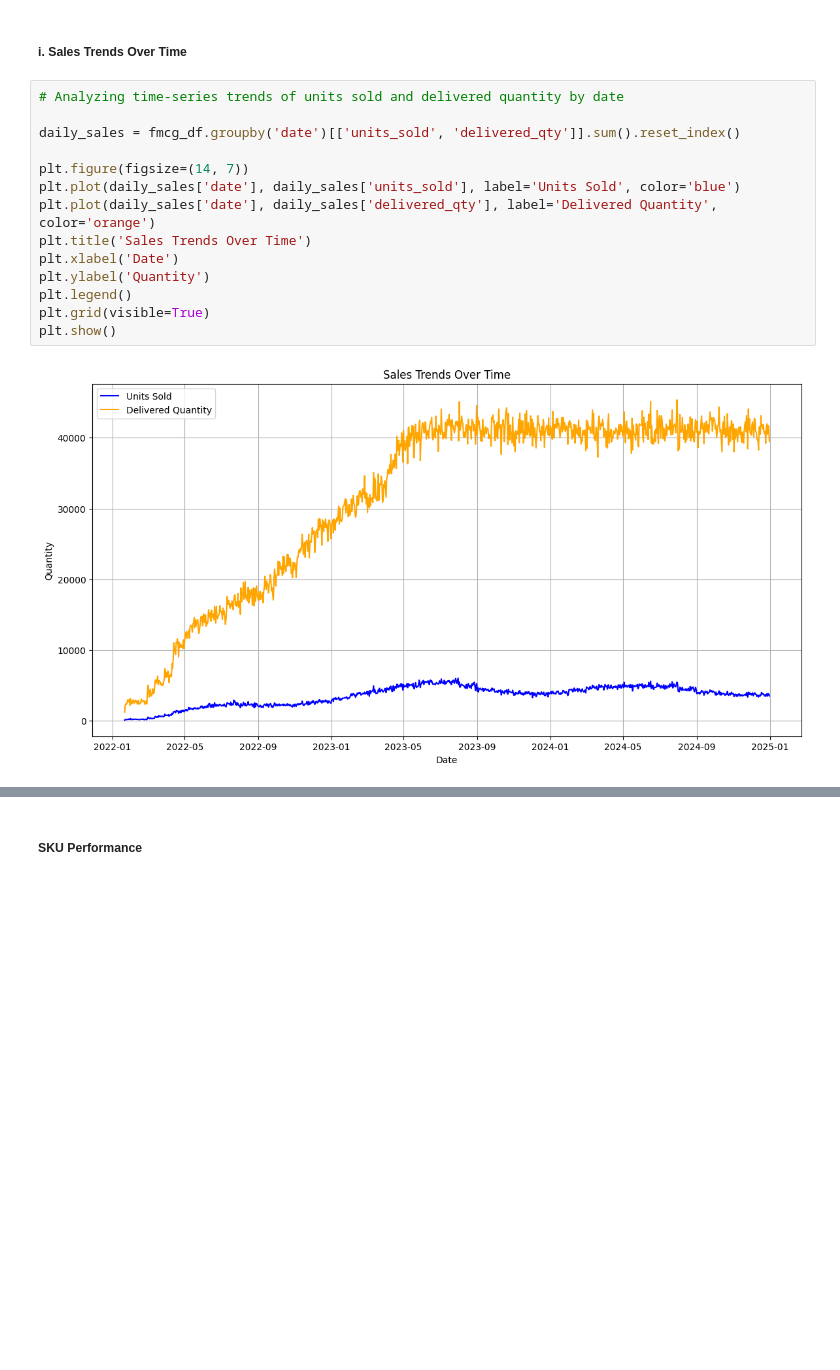
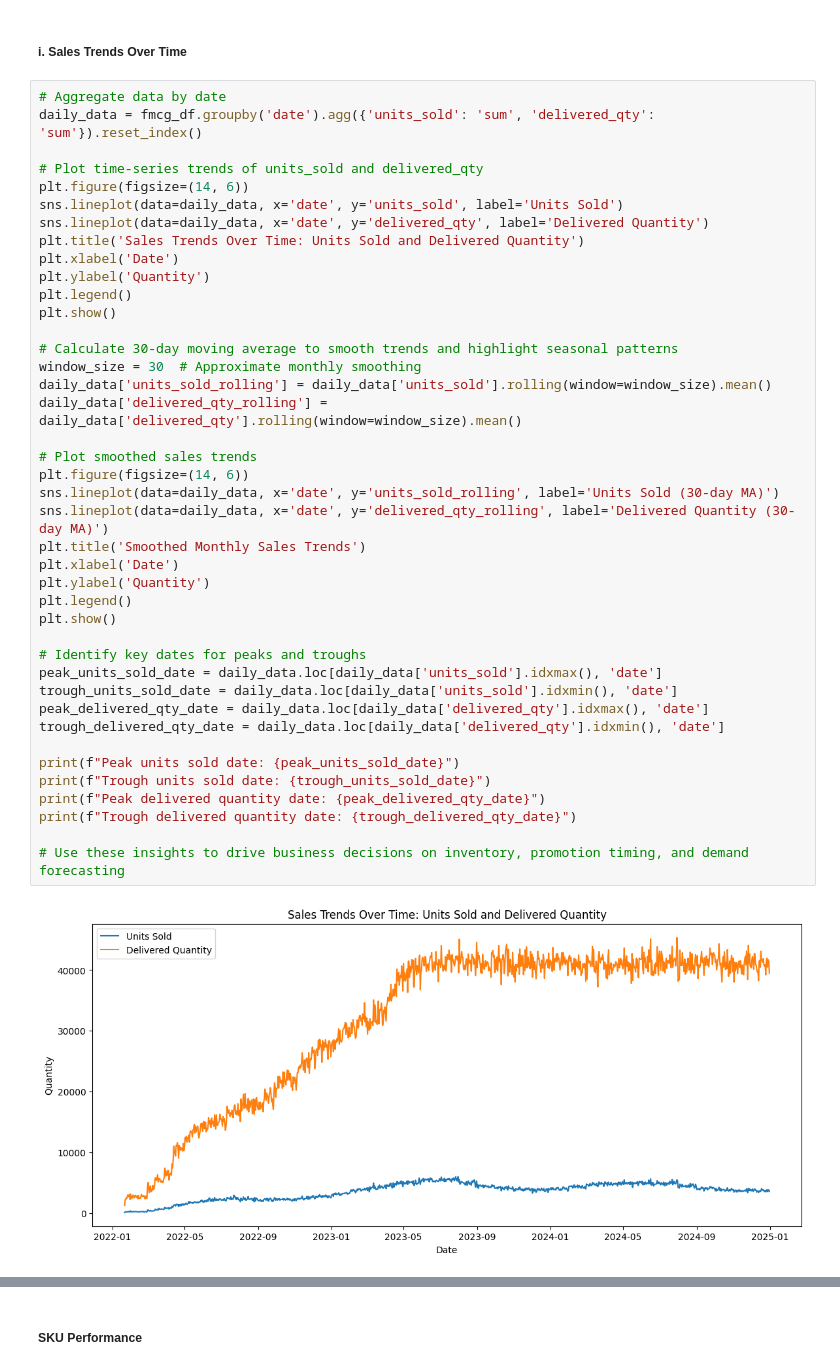
Before and after one commit to bettk-io/DA, a Jupyter notebook: FMCG_industry/EDA_and_business_insights/FMCG_notebook.ipynb, the cells around one changed output, grey strips where cells are left out. Saved outputs shown, nothing was run; the diff lists cells and outputs as text; blank space fills up the shorter version.

```diff
--- a/FMCG_industry/EDA_and_business_insights/FMCG_notebook.ipynb
+++ b/FMCG_industry/EDA_and_business_insights/FMCG_notebook.ipynb
@@ -198,18 +198,45 @@ plt.show()
 # %% [markdown]
 ##### i. Sales Trends Over Time
 # %%
-# Analyzing time-series trends of units sold and delivered quantity by date
+# Aggregate data by date
+daily_data = fmcg_df.groupby('date').agg({'units_sold': 'sum', 'delivered_qty': 'sum'}).reset_index()
 
-daily_sales = fmcg_df.groupby('date')[['units_sold', 'delivered_qty']].sum().reset_index()
-
-plt.figure(figsize=(14, 7))
-plt.plot(daily_sales['date'], daily_sales['units_sold'], label='Units Sold', color='blue')
-plt.plot(daily_sales['date'], daily_sales['delivered_qty'], label='Delivered Quantity', color='orange')
-plt.title('Sales Trends Over Time')
+# Plot time-series trends of units_sold and delivered_qty
+plt.figure(figsize=(14, 6))
+sns.lineplot(data=daily_data, x='date', y='units_sold', label='Units Sold')
+sns.lineplot(data=daily_data, x='date', y='delivered_qty', label='Delivered Quantity')
+plt.title('Sales Trends Over Time: Units Sold and Delivered Quantity')
 plt.xlabel('Date')
 plt.ylabel('Quantity')
 plt.legend()
-plt.grid(visible=True)
 plt.show()
+
+# Calculate 30-day moving average to smooth trends and highlight seasonal patterns
+window_size = 30  # Approximate monthly smoothing
+daily_data['units_sold_rolling'] = daily_data['units_sold'].rolling(window=window_size).mean()
+daily_data['delivered_qty_rolling'] = daily_data['delivered_qty'].rolling(window=window_size).mean()
+
+# Plot smoothed sales trends
+plt.figure(figsize=(14, 6))
+sns.lineplot(data=daily_data, x='date', y='units_sold_rolling', label='Units Sold (30-day MA)')
+sns.lineplot(data=daily_data, x='date', y='delivered_qty_rolling', label='Delivered Quantity (30-day MA)')
+plt.title('Smoothed Monthly Sales Trends')
+plt.xlabel('Date')
+plt.ylabel('Quantity')
+plt.legend()
+plt.show()
+
+# Identify key dates for peaks and troughs
+peak_units_sold_date = daily_data.loc[daily_data['units_sold'].idxmax(), 'date']
+trough_units_sold_date = daily_data.loc[daily_data['units_sold'].idxmin(), 'date']
+peak_delivered_qty_date = daily_data.loc[daily_data['delivered_qty'].idxmax(), 'date']
+trough_delivered_qty_date = daily_data.loc[daily_data['delivered_qty'].idxmin(), 'date']
+
+print(f"Peak units sold date: {peak_units_sold_date}")
+print(f"Trough units sold date: {trough_units_sold_date}")
+print(f"Peak delivered quantity date: {peak_delivered_qty_date}")
+print(f"Trough delivered quantity date: {trough_delivered_qty_date}")
+
+# Use these insights to drive business decisions on inventory, promotion timing, and demand forecasting
 # %% [output]
-[figure, old version]
+[figure, new version]
```
Also changed, not shown: parts of 15 cells of this notebook.
